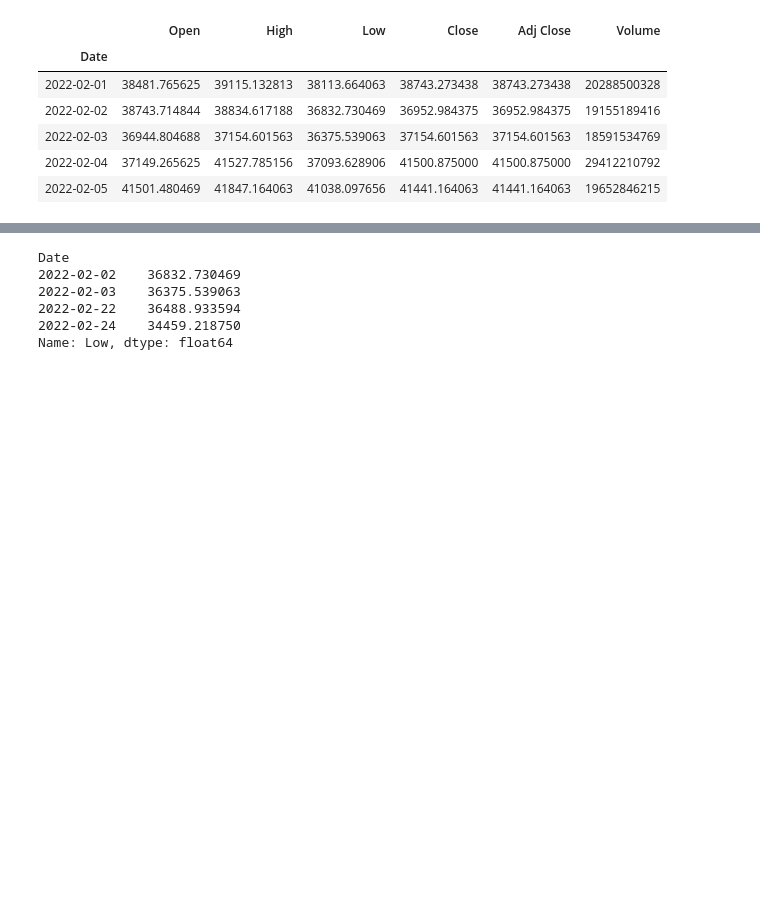
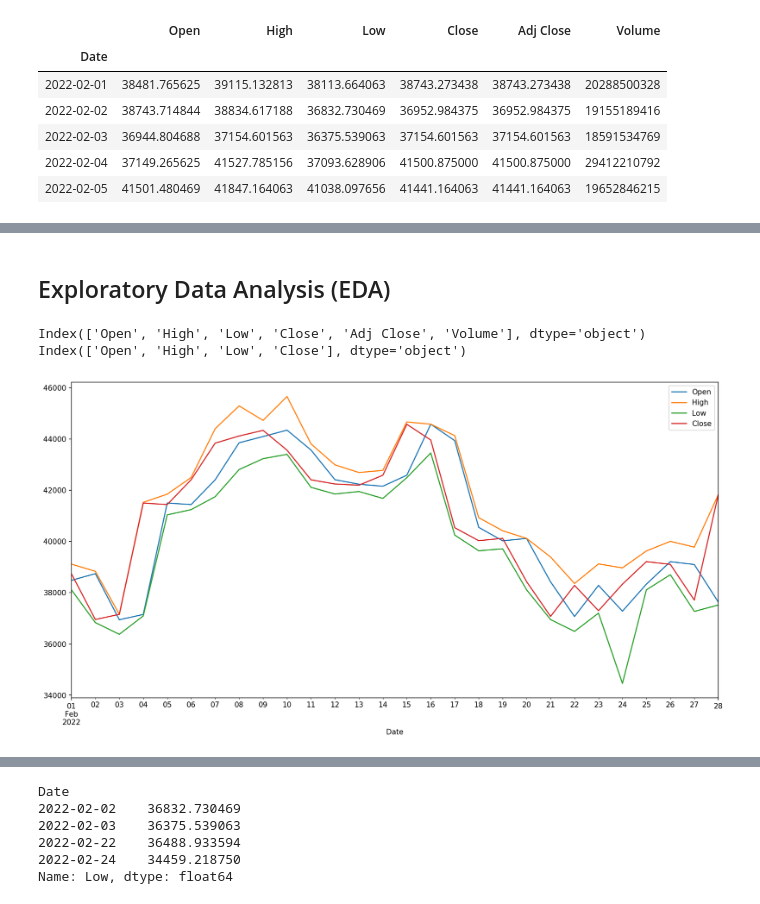
Before and after one commit to yosou20/multivariate_time-series_anomaly_detection, a Jupyter notebook: note1.ipynb, the cells around one changed output, grey strips where cells are left out. Cells and saved outputs as stored; diff of their text form; code cells hidden in the pictures; blank space fills up the shorter version.

Commit message:
Add Exploratory data analysis

```diff
--- a/note1.ipynb
+++ b/note1.ipynb
@@ -33 +137,20 @@ df.head()
+# %% [markdown]
+## Exploratory Data Analysis (EDA)
+# %%
+#Check data columns and perform some feature selection
+print(df.columns)
+# remove the last two columns from data.
+feat_col =df.columns[:-2]
+print(feat_col)
+# %% [output]
+Index(['Open', 'High', 'Low', 'Close', 'Adj Close', 'Volume'], dtype='object')
+Index(['Open', 'High', 'Low', 'Close'], dtype='object')
+# %%
+plt.figure(figsize=(16, 8), dpi=150)
+for cl in feat_col:
+    df[cl].plot()
+plt.legend()
+plt.show()
+# %% [output]
+[figure, added]
 # %%
```
Also changed, not shown: parts of 15 cells of this notebook, 1 other file.
